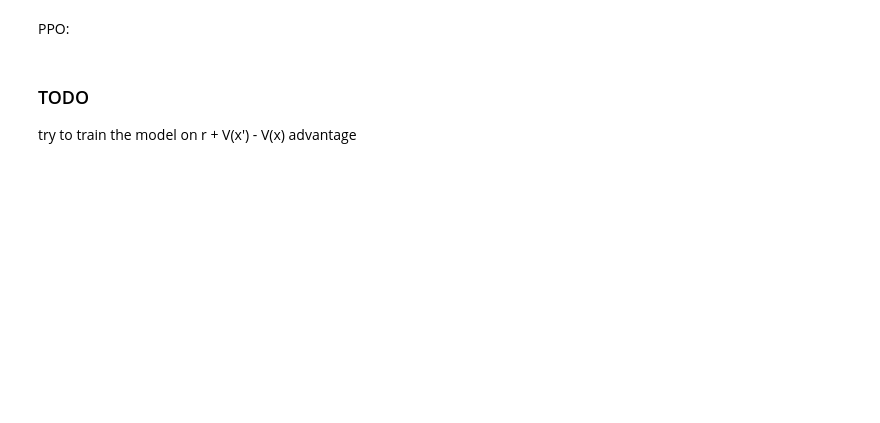
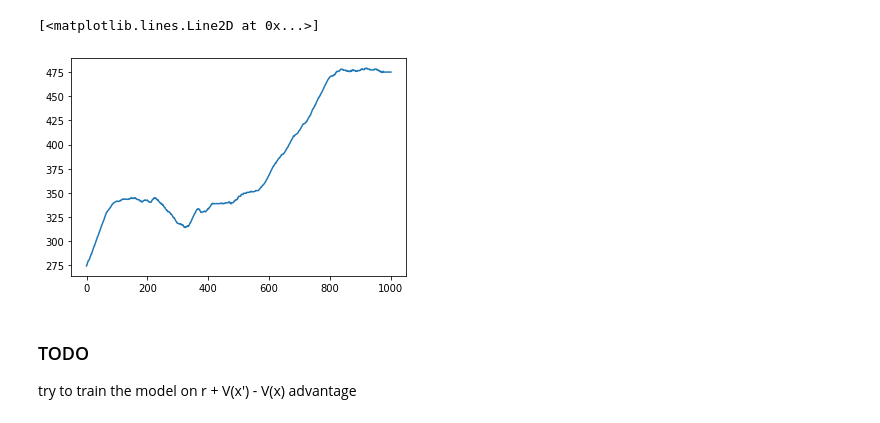
Before and after one commit to Whaith/reinforcement-learning-project, a Jupyter notebook: prototypes/PPO.ipynb, the cells around one changed output. Drawn from its saved outputs; the diff is of its cells as text; code cells hidden in the pictures; blank space fills up the shorter version.

```diff
--- a/prototypes/PPO.ipynb
+++ b/prototypes/PPO.ipynb
@@ -12,3 +12,6 @@ import torch.nn as nn
 import torch.nn.functional as F
 import torch.optim as optim
 from torch.distributions import Categorical
+
+def moving_average(x, N):
+    return np.convolve(x, np.ones(N, ), mode='valid') / N
@@ -302,2 +304,0 @@ Episode 499 finished after 112 timesteps
-# %% [markdown]
-PPO:
@@ -441,3 +305,8 @@ plt.plot(rewards_A2C)
+# %%
+plt.plot(moving_average(rewards_PPO, 500))
+# %% [output]
+[<matplotlib.lines.Line2D at 0x...>]
+[figure, added]
 # %% [markdown]
 ### TODO
 
```
Also changed, not shown: parts of 5 cells of this notebook, 1 other file.
